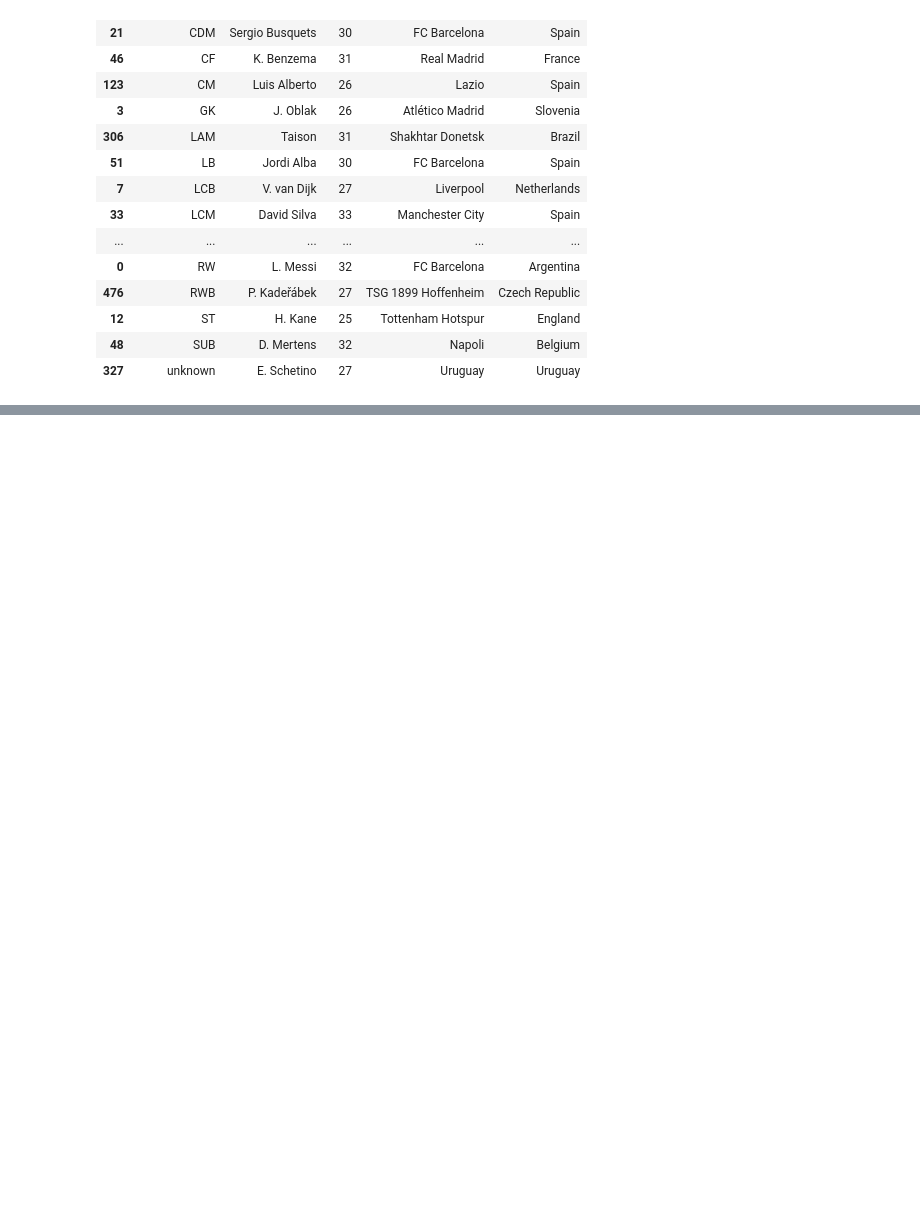
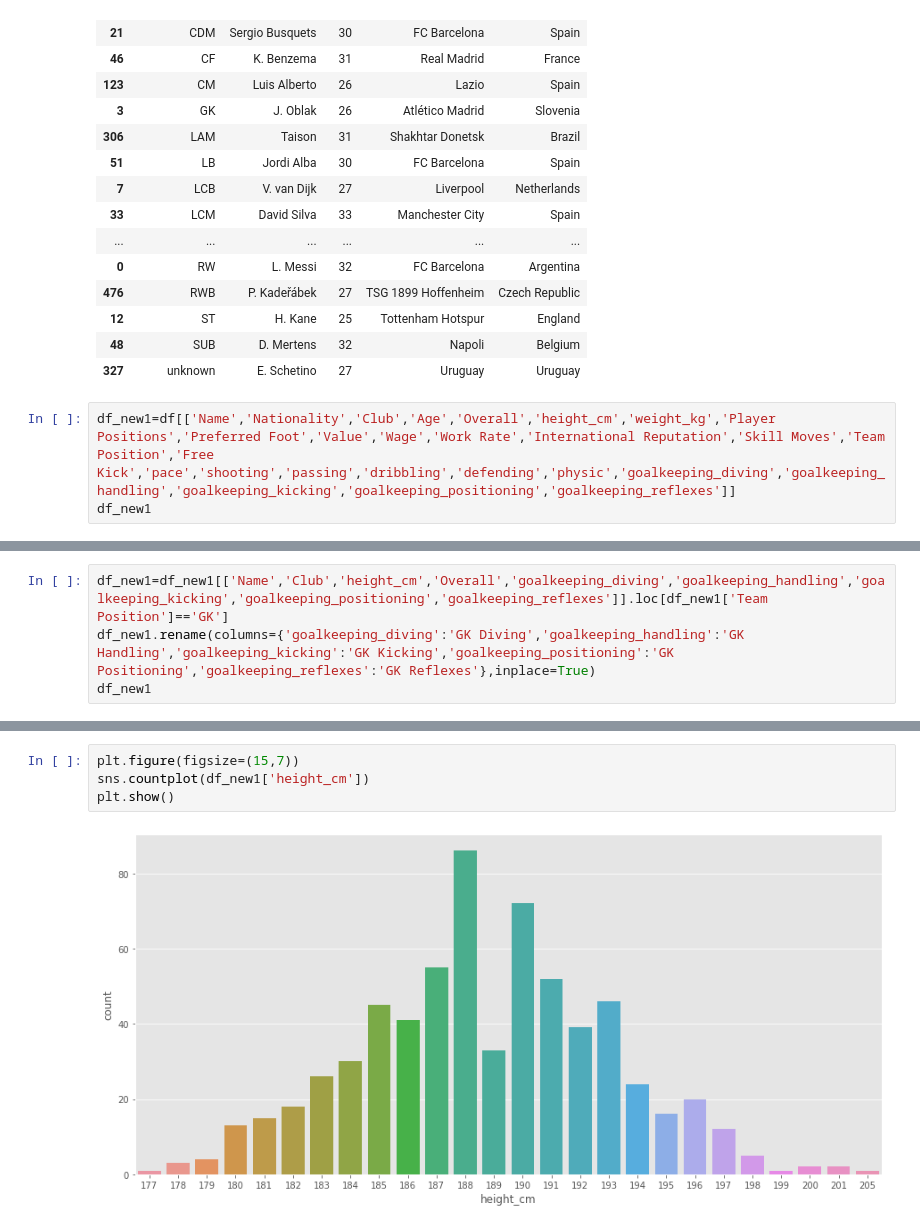
Before and after one commit to shlokadaga/fifa20, a Jupyter notebook: fifa20_project.ipynb, the cells around one changed output, grey strips where cells are left out. Drawn from its saved outputs; the diff is of its cells as text; blank space fills up the shorter version.

```diff
--- a/fifa20_project.ipynb
+++ b/fifa20_project.ipynb
@@ -745,3 +745,6 @@ df_new.iloc[df_new.groupby(df_new['Team Position'])['Overall'].idxmax()][['Team
 | 12 | ST | H. Kane | 25 | Tottenham Hotspur | England |
 | 48 | SUB | D. Mertens | 32 | Napoli | Belgium |
 | 327 | unknown | E. Schetino | 27 | Uruguay | Uruguay |
+# %%
+df_new1=df[['Name','Nationality','Club','Age','Overall','height_cm','weight_kg','Player Positions','Preferred Foot','Value','Wage','Work Rate','International Reputation','Skill Moves','Team Position','Free Kick','pace','shooting','passing','dribbling','defending','physic','goalkeeping_diving','goalkeeping_handling','goalkeeping_kicking','goalkeeping_positioning','goalkeeping_reflexes']]
+df_new1
@@ -747,0 +767,4 @@ df_new.iloc[df_new.groupby(df_new['Team Position'])['Overall'].idxmax()][['Team
+# %%
+df_new1=df_new1[['Name','Club','height_cm','Overall','goalkeeping_diving','goalkeeping_handling','goalkeeping_kicking','goalkeeping_positioning','goalkeeping_reflexes']].loc[df_new1['Team Position']=='GK']
+df_new1.rename(columns={'goalkeeping_diving':'GK Diving','goalkeeping_handling':'GK Handling','goalkeeping_kicking':'GK Kicking','goalkeeping_positioning':'GK Positioning','goalkeeping_reflexes':'GK Reflexes'},inplace=True)
+df_new1
@@ -747,0 +785,6 @@ df_new.iloc[df_new.groupby(df_new['Team Position'])['Overall'].idxmax()][['Team
+# %%
+plt.figure(figsize=(15,7))
+sns.countplot(df_new1['height_cm'])
+plt.show()
+# %% [output]
+[figure, added]
```
Also changed, not shown: parts of 14 cells of this notebook.
